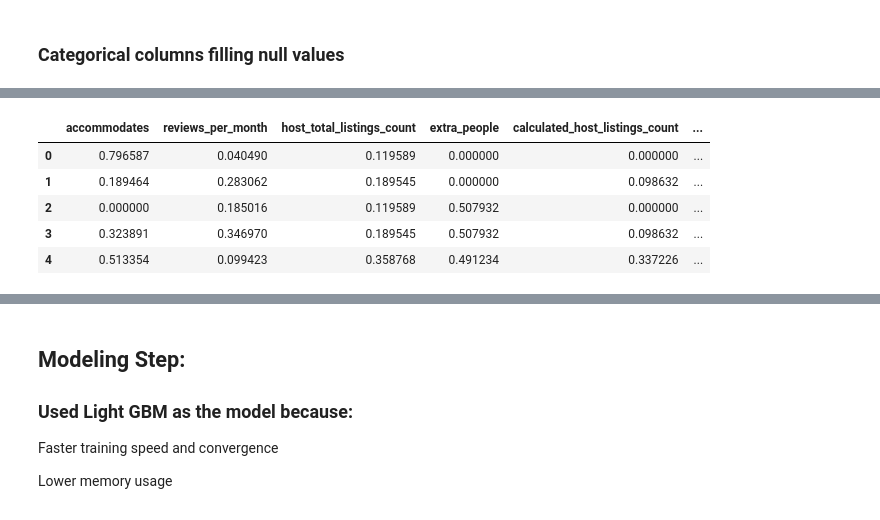
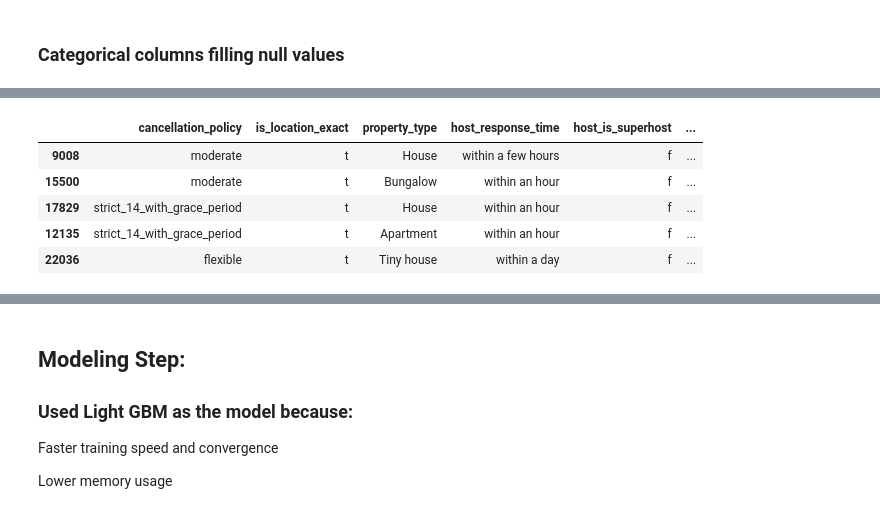
Before and after one commit to samsachdeva183/airbnb, a Jupyter notebook: notebook.ipynb, the cells around one changed output, grey strips where cells are left out. Drawn from its saved outputs; the diff is of its cells as text; code cells hidden in the pictures.

```diff
--- a/notebook.ipynb
+++ b/notebook.ipynb
@@ -349,8 +406,4 @@ imputed_num_data.security_deposit = imputed_num_data.security_deposit.apply(lamb
 # %%
-transformed_df = imputed_num_data.copy()
-
-transformed_df[num_column_names] = transformed_df[num_column_names].apply(lambda x: np.log(x+1))
-
-num_column_names.remove('price')
+X_train[num_column_names] = X_train[num_column_names].apply(lambda x: np.log(x+1))
 scaler = MinMaxScaler()
-transformed_df[num_column_names] = scaler.fit_transform(transformed_df[num_column_names])
+X_train[num_column_names] = scaler.fit_transform(X_train[num_column_names])
@@ -357,2 +421,5 @@ transformed_df[num_column_names] = scaler.fit_transform(transformed_df[num_colum
 # %% [markdown]
 ### Categorical columns filling null values
+# %%
+train_cat_data = X_train.select_dtypes(include='object')
+train_cat_data.isnull().sum()
@@ -359,9 +442,16 @@ transformed_df[num_column_names] = scaler.fit_transform(transformed_df[num_colum
+# %%
+imp_mode = SimpleImputer(strategy='most_frequent')
+cat_columns = train_cat_data.columns
+train_cat_data = imp_mode.fit_transform(train_cat_data)
+# %%
+train_cat_data = pd.DataFrame(train_cat_data, columns = cat_columns)
+train_cat_data.index = X_train.index
 # %%
-transformed_df.head()
+train_cat_data.head()
 # %% [output]
-|  | accommodates | reviews_per_month | host_total_listings_count | extra_people | calculated_host_listings_count | ... |
-| 0 | 0.796587 | 0.040490 | 0.119589 | 0.000000 | 0.000000 | ... |
-| 1 | 0.189464 | 0.283062 | 0.189545 | 0.000000 | 0.098632 | ... |
-| 2 | 0.000000 | 0.185016 | 0.119589 | 0.507932 | 0.000000 | ... |
-| 3 | 0.323891 | 0.346970 | 0.189545 | 0.507932 | 0.098632 | ... |
-| 4 | 0.513354 | 0.099423 | 0.358768 | 0.491234 | 0.337226 | ... |
+|  | cancellation_policy | is_location_exact | property_type | host_response_time | host_is_superhost | ... |
+| 9008 | moderate | t | House | within a few hours | f | ... |
+| 15500 | moderate | t | Bungalow | within an hour | f | ... |
+| 17829 | strict_14_with_grace_period | t | House | within an hour | f | ... |
+| 12135 | strict_14_with_grace_period | t | Apartment | within an hour | f | ... |
+| 22036 | flexible | t | Tiny house | within a day | f | ... |
```
Also changed, not shown: parts of 66 cells of this notebook, 1 other file.
